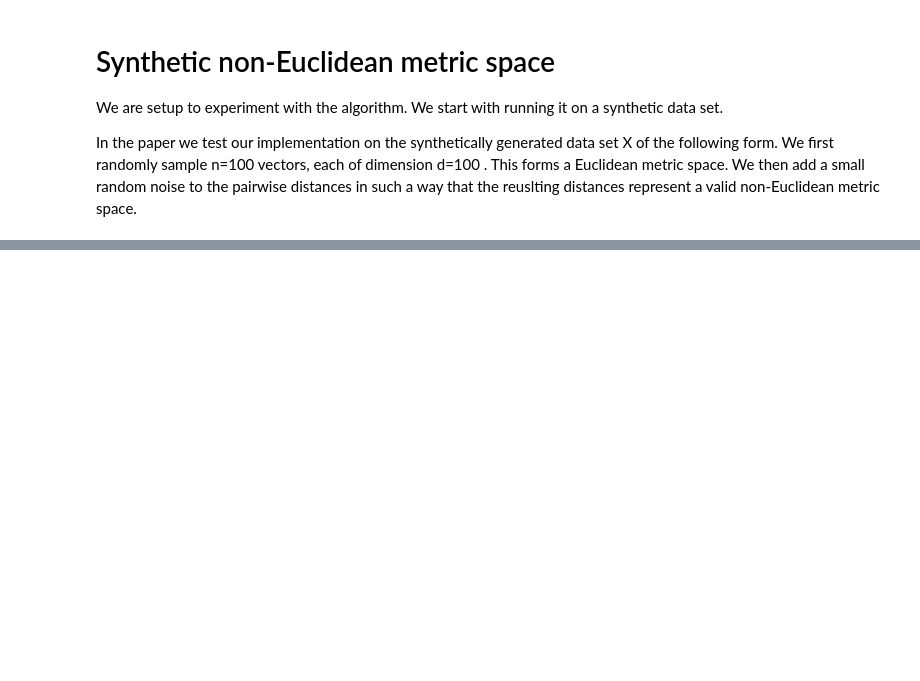
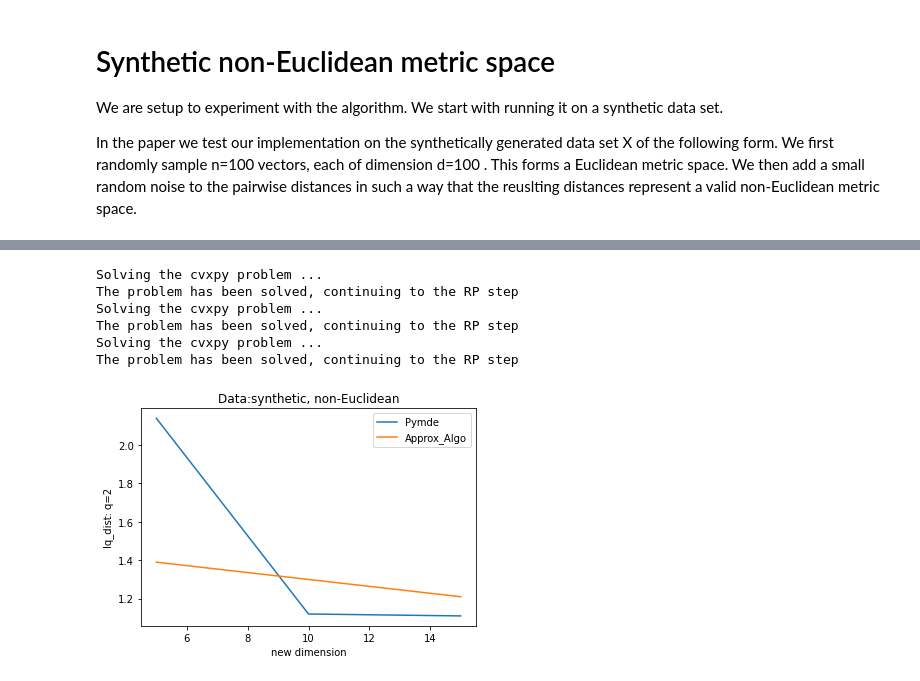
Before and after one commit to orafandina/dimensionality-reduction, a Jupyter notebook: examples.ipynb, the cells around one changed output, grey strips where cells are left out. Saved outputs shown, nothing was run; the diff lists cells and outputs as text; code cells hidden in the pictures; blank space fills up the shorter version.

Commit message:
comparing with pymde

```diff
--- a/examples.ipynb
+++ b/examples.ipynb
@@ -255,0 +173,35 @@ def test_Approx_Algo():
+# %%
+import pymde
+import torch
+
+new_dims=np.array([5,10,15])
+dists_data=ms.get_random_epsilon_close_non_Eucl(50,0.8)
+input_dists=pymde.Graph(dists_data)
+
+pymde_distorts=np.zeros(len(new_dims))
+for i in range(len(new_dims)):
+  embedding=pymde.preserve_distances(input_dists, new_dims[i])
+  #returns the vectors in k dims
+  result=embedding.embed().numpy()
+  result_dists=ms.space_to_dist(result)
+  pymde_distorts[i]=dm.lq_dist(dists_data, result_dists,q)
+
+
+Approx_Algo_distorts=np.zeros(len(new_dims))
+for i in range(len(new_dims)):
+  embedded=aa.Approx_Algo(dists_data,new_dims[i],q,objective='lq_dist')
+  Approx_Algo_distorts[i]=dm.lq_dist(dists_data, ms.space_to_dist(embedded), q)
+
+distorts=[pymde_distorts, Approx_Algo_distorts]
+embeddings=['Pymde','Approx_Algo']
+dist_emb_list=list(zip(distorts, embeddings))
+
+results_plot(new_dims,dist_emb_list, 'lq_dist', q,'synthetic, non-Euclidean')
+# %% [output]
+Solving the cvxpy problem ...
+The problem has been solved, continuing to the RP step
+Solving the cvxpy problem ...
+The problem has been solved, continuing to the RP step
+Solving the cvxpy problem ...
+The problem has been solved, continuing to the RP step
+[figure, added]
```
Also changed, not shown: parts of 36 cells of this notebook.
